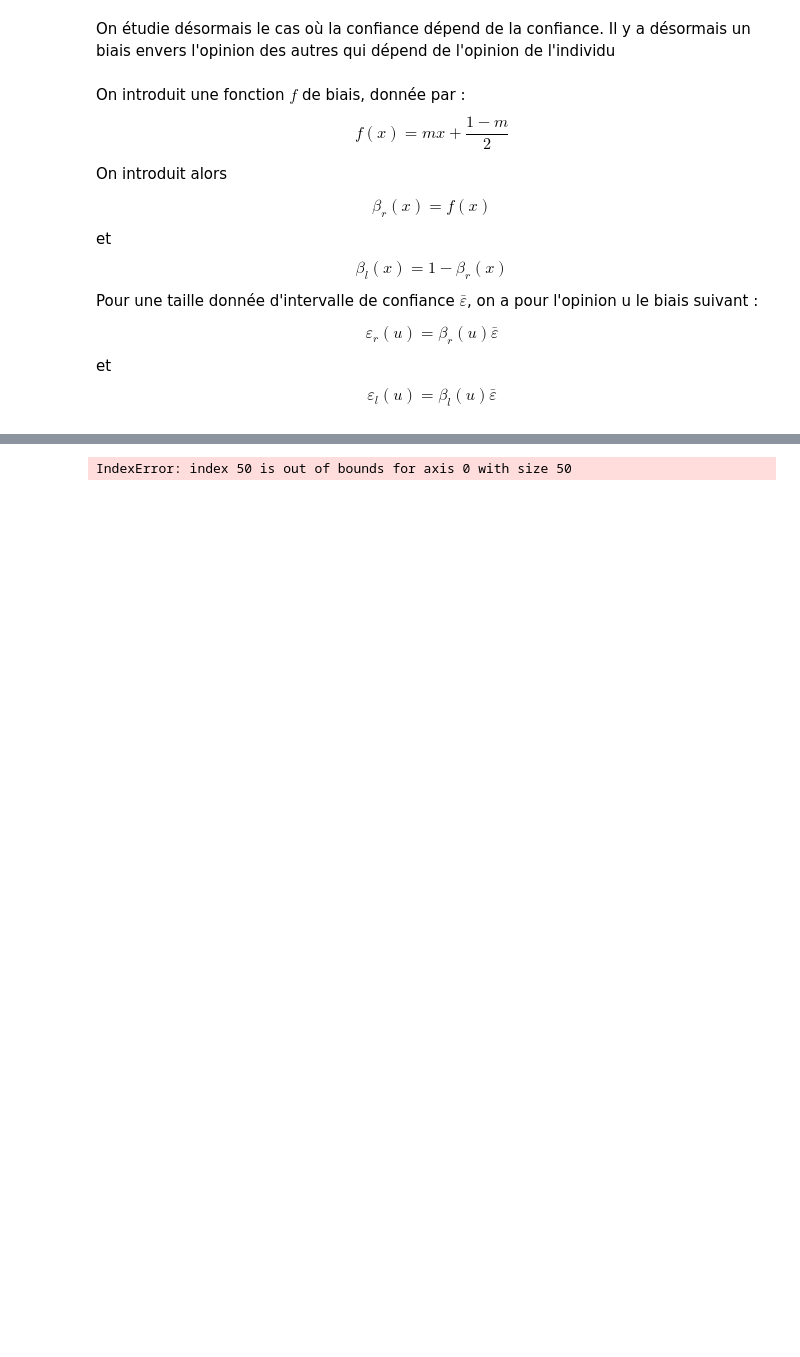
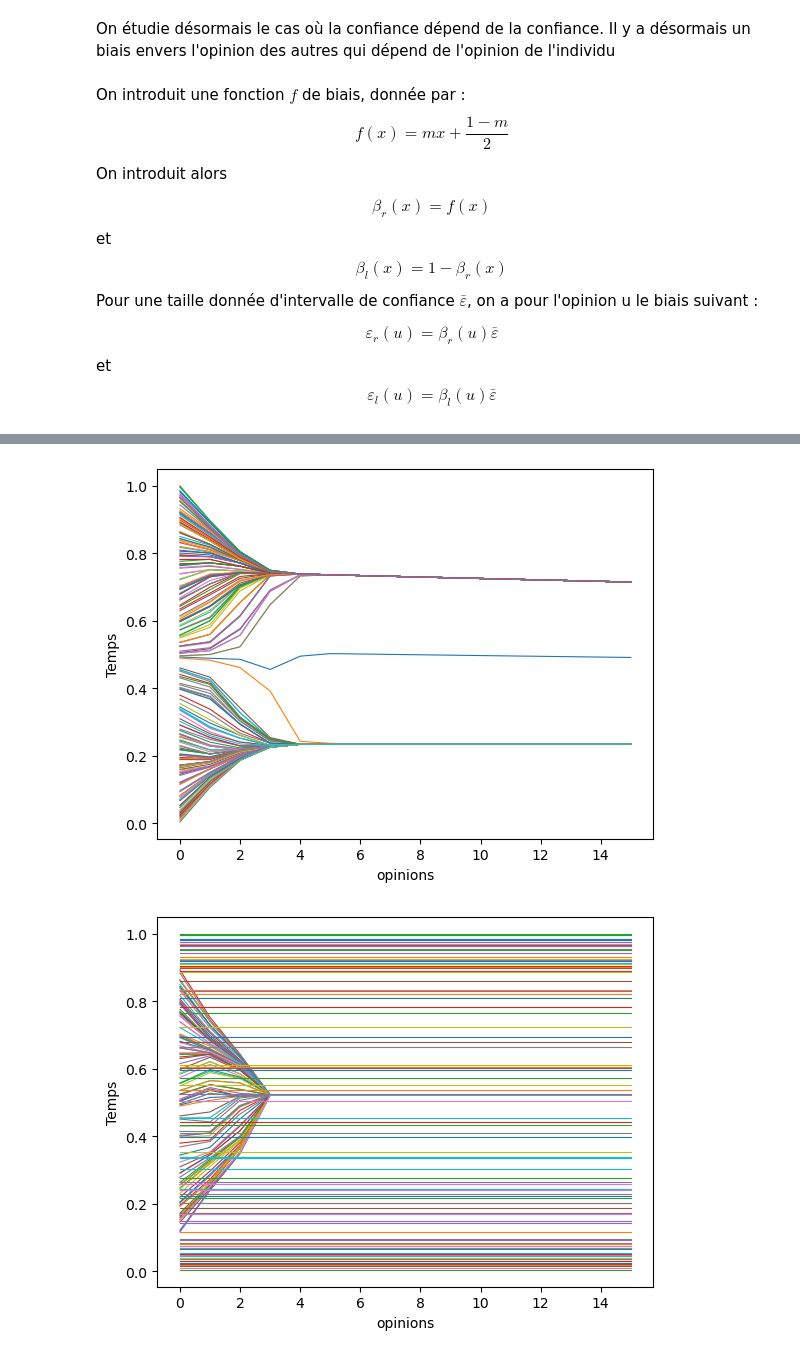
Before and after one commit to checharles/physiquesciencessociales, a Jupyter notebook: jupyterpss-1.ipynb, the cells around one changed output, grey strips where cells are left out. Drawn from its saved outputs; the diff is of its cells as text; code cells hidden in the pictures; blank space fills up the shorter version.

```diff
--- a/jupyterpss-1.ipynb
+++ b/jupyterpss-1.ipynb
@@ -203,8 +203,11 @@ graph_evolution(opinions_over_time,T)
 # %%
 #construction d'un exemple : réseau social
 
-#On modélise l'opinion sur un réseau social de n individu ayant des opinions initiales suivant une loi
-#normale
+#On modélise l'opinion sur un réseau social de n individu. Il y a 3/4 des individus qui sont centristes (opinion
+# entre 0.1 et 0.9). 1/4 sont des extrémistes (opinion entre 0 et 0.1, et opinion entre 0.9 et 1)
+
+# La simulation suivante exolique le poids de ce groupe minoritaire dans la formation de l'opinon, avec
+# l'existence d'un biais, même faible.
 
 #En raison des algorythmes du réseau, il existe un biais de confiance dépendant de m
 
@@ -212,9 +215,10 @@ graph_evolution(opinions_over_time,T)
 
 # simulation dans le cas asymétrique avec dépendance à l'opinion
 
-nb_réseau = 100
+nb_réseau = 200
 epsilon_bar = 0.6
-m = 0.99
+epsilon = epsilon_bar/2
+m = 0.30
 T = 15
 
 
@@ -257,34 +261,46 @@ def graph_evolution(opinions_over_time,T):
 
   times=np.arange(T + 1)
   cmap = plt.get_cmap('viridis', nb_réseau)
   plt.plot(times,opinions_over_time, linewidth=0.8)
   plt.xlabel("opinions")
   plt.ylabel("Temps")
 
   plt.show()
 
 
 
 
 
 
 
 
 opinions_over_time = list()
-opinions = np.random.uniform(0, 1, 50)
-opinions = opinions + np.random.uniform(0.5, 0.75, 50)#génération des opinions au moment
+opinions_over_time_control = list()
 
+opinions_centre = np.random.uniform(0.1, 0.9, 3*nb_réseau//4)#génération des opinions au moment
+opinion_extreme_left = np.random.uniform(0.9, 1.0, nb_réseau//8)
+opinions_extreme_right = np.random.uniform(0.0, 0.1, nb_réseau//8)
+opinions = np.concatenate([opinions_centre, opinion_extreme_left, opinions_extreme_right])
+
+opinions_control = opinions
 
 opinions_over_time.append(opinions)
-
+opinions_over_time_control.append(opinions_control)
 
 # Actualisation des opinions au cours du temps
 for time in range(T):
     opinions = update_opinions_dependant_asymetry(opinions, m, epsilon_bar)
     opinions_over_time.append(opinions)
 
+for time in range(T):
+    opinions_control = update_opinions_symetry(opinions_control)
+    opinions_over_time_control.append(opinions_control)
+
+
 
 # Affichage
 graph_evolution(opinions_over_time,T)
+graph_evolution(opinions_over_time_control,T)
 # %% [output]
-IndexError: index 50 is out of bounds for axis 0 with size 50
+[figure, added]
+[figure, added]
```
Also changed, not shown: parts of 3 cells of this notebook.
